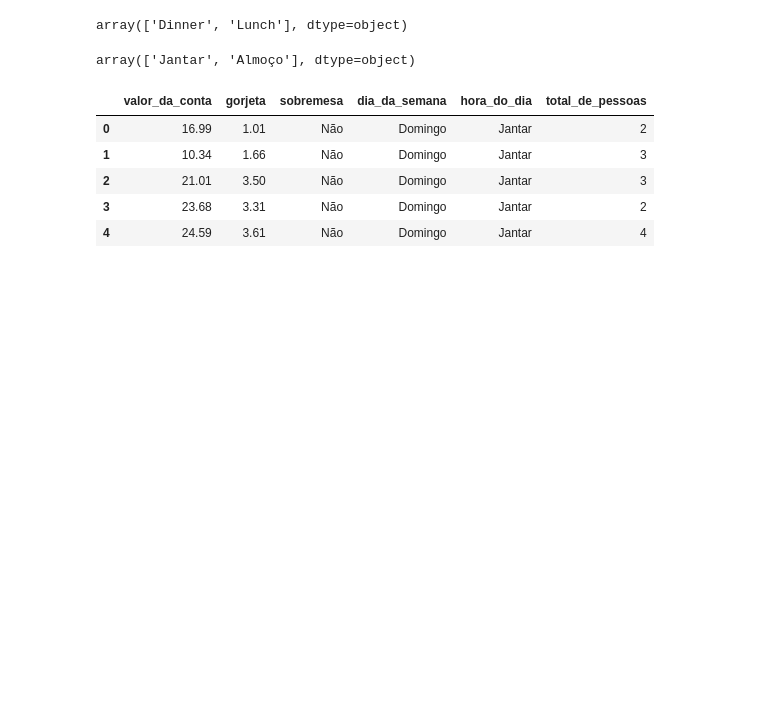
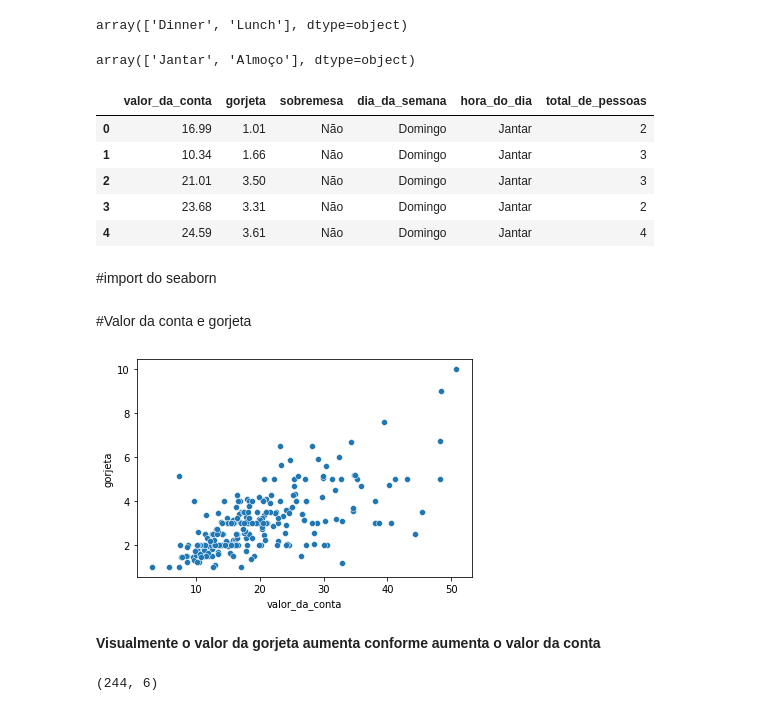
Before and after one commit to erikamarchi/data-visualization-explorando-com-seaborn, a Jupyter notebook: EDA_Gorjetas.ipynb, the cells around one changed output. Cells and saved outputs as stored; diff of their text form; code cells hidden in the pictures; blank space fills up the shorter version.

Commit message:
Importa o seaborn e gera gráfico dos valores da compra e gorjeta

```diff
--- a/EDA_Gorjetas.ipynb
+++ b/EDA_Gorjetas.ipynb
@@ -76,3 +76,5 @@ gorjetas.head()
 | 2 | 21.01 | 3.50 | Não | Domingo | Jantar | 3 |
 | 3 | 23.68 | 3.31 | Não | Domingo | Jantar | 2 |
 | 4 | 24.59 | 3.61 | Não | Domingo | Jantar | 4 |
+# %% [markdown]
+#import do seaborn
@@ -78,0 +83,14 @@ gorjetas.head()
+# %% [markdown]
+#Valor da conta e gorjeta
+# %%
+sns.scatterplot(x='valor_da_conta',
+                y='gorjeta',
+                data = gorjetas);
+# %% [output]
+[figure, added]
+# %% [markdown]
+**Visualmente o valor da gorjeta aumenta conforme aumenta o valor da conta**
+# %%
+gorjetas.shape
+# %% [output]
+(244, 6)
```
Also changed, not shown: parts of 2 cells of this notebook.
